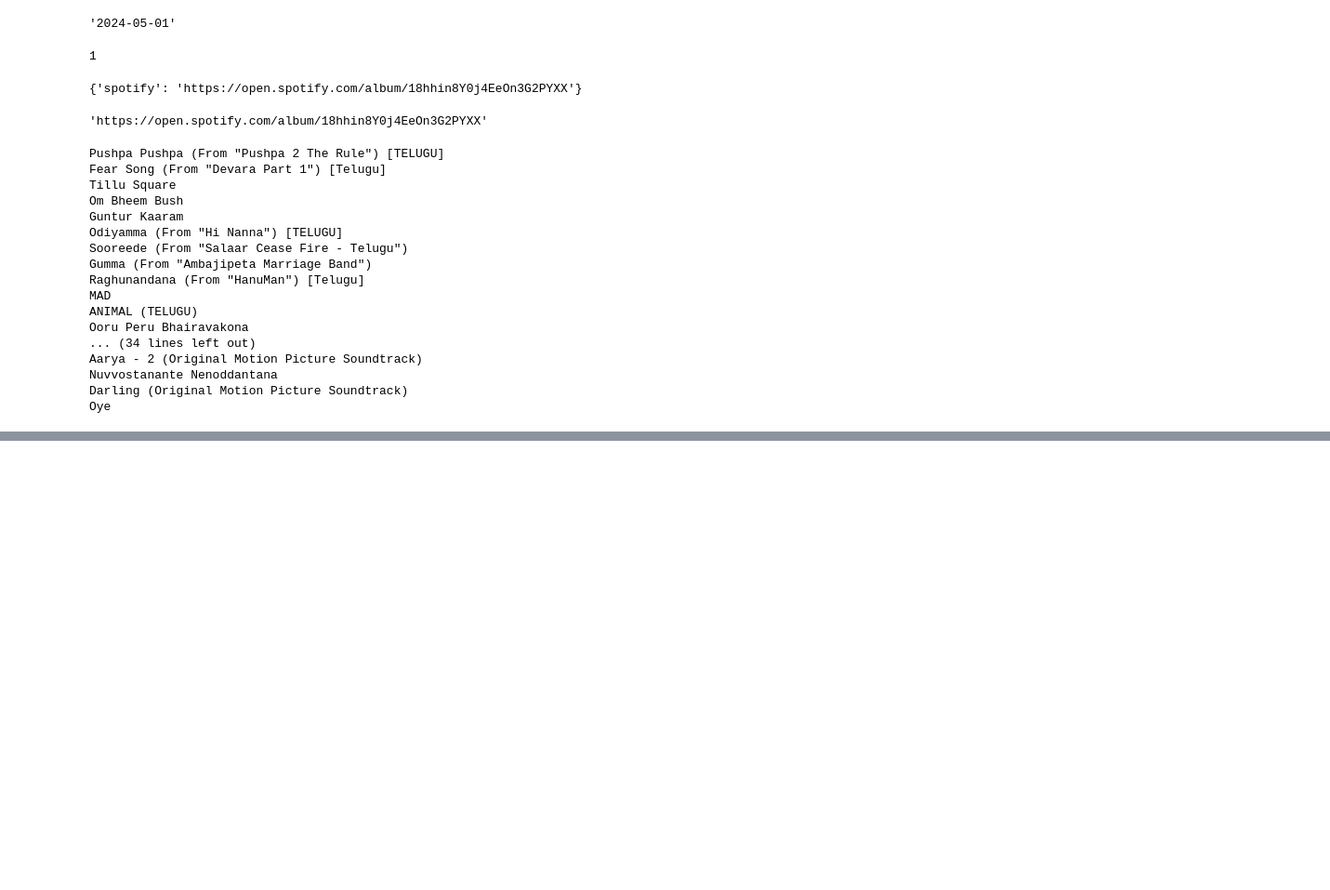
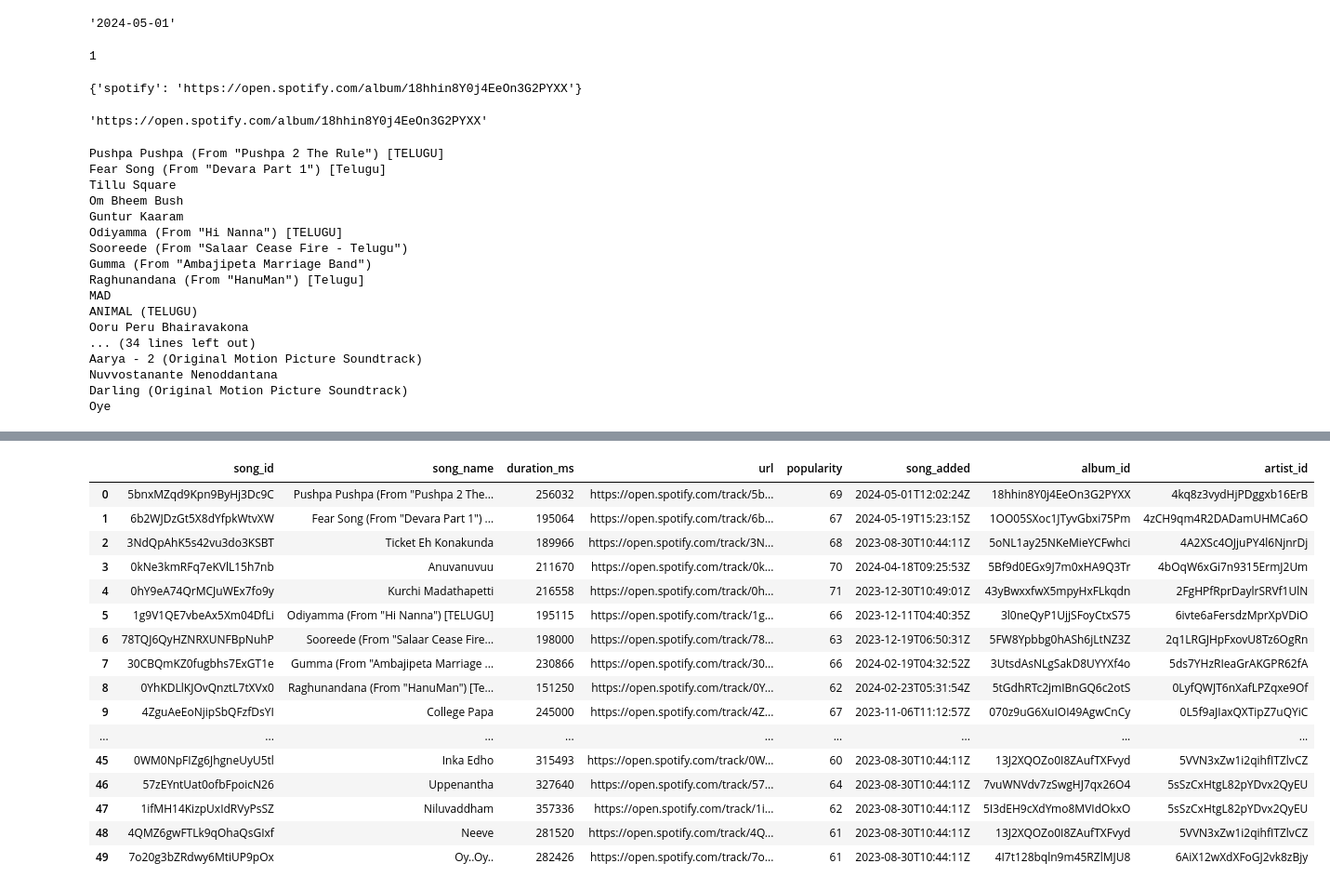
Before and after one commit to sumanthmalipeddi/spotify_trending_telugu, a Jupyter notebook: Spotify Data Pipeline Project.ipynb, the cells around one changed output, grey strips where cells are left out. Shown at 93% size. Cells and saved outputs as stored; diff of their text form; code cells hidden in the pictures; blank space fills up the shorter version.

Commit message:
till dataframe creation

```diff
--- a/Spotify Data Pipeline Project.ipynb
+++ b/Spotify Data Pipeline Project.ipynb
@@ -190,0 +236,8 @@ for row in data['items']:
+# %%
+for row in data['items']:
+
+    for key, value in row.items():
+
+        if key == 'track':
+            for artist in value['artists']:
+                print(artist['name'])
@@ -190,0 +262,12 @@ for row in data['items']:
+# %%
+artist_list = []
+for row in data['items']:
+
+    for key, value in row.items():
+
+        if key == 'track':
+
+            for artist in value['artists']:
+
+                artist_dict = {'artist_id' : artist['id'],'artist_name' : artist['name'], 'external_url' : artist['href']}
+                artist_list.append(artist_dict)
@@ -190,0 +294,16 @@ for row in data['items']:
+# %%
+song_list = []
+for row in data['items']:
+    song_id = row['track']['id']
+    song_name = row['track']['name']
+    song_duration = row['track']['duration_ms']
+    song_url = row['track']['external_urls']['spotify']
+    song_popularity = row['track']['popularity']
+    song_added = row['added_at']
+    album_id = row['track']['album']['id']
+    artist_id = row['track']['album']['artists'][0]['id']
+    song_element = {'song_id':song_id,'song_name':song_name,'duration_ms':song_duration,'url':song_url,
+                    'popularity':song_popularity,'song_added':song_added,'album_id':album_id,
+                    'artist_id':artist_id
+                   }
+    song_list.append(song_element)
@@ -190,0 +416,22 @@ for row in data['items']:
+# %%
+song_df = pd.DataFrame.from_dict(song_list)
+# %%
+song_df
+# %% [output]
+|  | song_id | song_name | duration_ms | url | popularity | song_added | album_id | artist_id |
+| 0 | 5bnxMZqd9Kpn9ByHj3Dc9C | Pushpa Pushpa (From "Pushpa 2 The... | 256032 | https://open.spotify.com/track/5b... | 69 | 2024-05-01T12:02:24Z | 18hhin8Y0j4EeOn3G2PYXX | 4kq8z3vydHjPDggxb16ErB |
+| 1 | 6b2WJDzGt5X8dYfpkWtvXW | Fear Song (From "Devara Part 1") ... | 195064 | https://open.spotify.com/track/6b... | 67 | 2024-05-19T15:23:15Z | 1OO05SXoc1JTyvGbxi75Pm | 4zCH9qm4R2DADamUHMCa6O |
+| 2 | 3NdQpAhK5s42vu3do3KSBT | Ticket Eh Konakunda | 189966 | https://open.spotify.com/track/3N... | 68 | 2023-08-30T10:44:11Z | 5oNL1ay25NKeMieYCFwhci | 4A2XSc4OJjuPY4l6NjnrDj |
+| 3 | 0kNe3kmRFq7eKVlL15h7nb | Anuvanuvuu | 211670 | https://open.spotify.com/track/0k... | 70 | 2024-04-18T09:25:53Z | 5Bf9d0EGx9J7m0xHA9Q3Tr | 4bOqW6xGi7n9315ErmJ2Um |
+| 4 | 0hY9eA74QrMCJuWEx7fo9y | Kurchi Madathapetti | 216558 | https://open.spotify.com/track/0h... | 71 | 2023-12-30T10:49:01Z | 43yBwxxfwX5mpyHxFLkqdn | 2FgHPfRprDaylrSRVf1UlN |
+| 5 | 1g9V1QE7vbeAx5Xm04DfLi | Odiyamma (From "Hi Nanna") [TELUGU] | 195115 | https://open.spotify.com/track/1g... | 66 | 2023-12-11T04:40:35Z | 3l0neQyP1UjjSFoyCtxS75 | 6ivte6aFersdzMprXpVDiO |
+| 6 | 78TQJ6QyHZNRXUNFBpNuhP | Sooreede (From "Salaar Cease Fire... | 198000 | https://open.spotify.com/track/78... | 63 | 2023-12-19T06:50:31Z | 5FW8Ypbbg0hASh6jLtNZ3Z | 2q1LRGJHpFxovU8Tz6OgRn |
+| 7 | 30CBQmKZ0fugbhs7ExGT1e | Gumma (From "Ambajipeta Marriage ... | 230866 | https://open.spotify.com/track/30... | 66 | 2024-02-19T04:32:52Z | 3UtsdAsNLgSakD8UYYXf4o | 5ds7YHzRIeaGrAKGPR62fA |
+| 8 | 0YhKDLlKJOvQnztL7tXVx0 | Raghunandana (From "HanuMan") [Te... | 151250 | https://open.spotify.com/track/0Y... | 62 | 2024-02-23T05:31:54Z | 5tGdhRTc2jmIBnGQ6c2otS | 0LyfQWJT6nXafLPZqxe9Of |
+| 9 | 4ZguAeEoNjipSbQFzfDsYI | College Papa | 245000 | https://open.spotify.com/track/4Z... | 67 | 2023-11-06T11:12:57Z | 070z9uG6XuIOI49AgwCnCy | 0L5f9aJIaxQXTipZ7uQYiC |
+| ... | ... | ... | ... | ... | ... | ... | ... | ... |
+| 45 | 0WM0NpFIZg6JhgneUyU5tl | Inka Edho | 315493 | https://open.spotify.com/track/0W... | 60 | 2023-08-30T10:44:11Z | 13J2XQOZo0I8ZAufTXFvyd | 5VVN3xZw1i2qihfITZlvCZ |
+| 46 | 57zEYntUat0ofbFpoicN26 | Uppenantha | 327640 | https://open.spotify.com/track/57... | 64 | 2023-08-30T10:44:11Z | 7vuWNVdv7zSwgHJ7qx26O4 | 5sSzCxHtgL82pYDvx2QyEU |
+| 47 | 1ifMH14KizpUxIdRVyPsSZ | Niluvaddham | 357336 | https://open.spotify.com/track/1i... | 62 | 2023-08-30T10:44:11Z | 5I3dEH9cXdYmo8MVIdOkxO | 5sSzCxHtgL82pYDvx2QyEU |
+| 48 | 4QMZ6gwFTLk9qOhaQsGIxf | Neeve | 281520 | https://open.spotify.com/track/4Q... | 61 | 2023-08-30T10:44:11Z | 13J2XQOZo0I8ZAufTXFvyd | 5VVN3xZw1i2qihfITZlvCZ |
+| 49 | 7o20g3bZRdwy6MtiUP9pOx | Oy..Oy.. | 282426 | https://open.spotify.com/track/7o... | 61 | 2023-08-30T10:44:11Z | 4I7t128bqln9m45RZlMJU8 | 6AiX12wXdXFoGJ2vk8zBjy |
```
Also changed, not shown: parts of 42 cells of this notebook.
